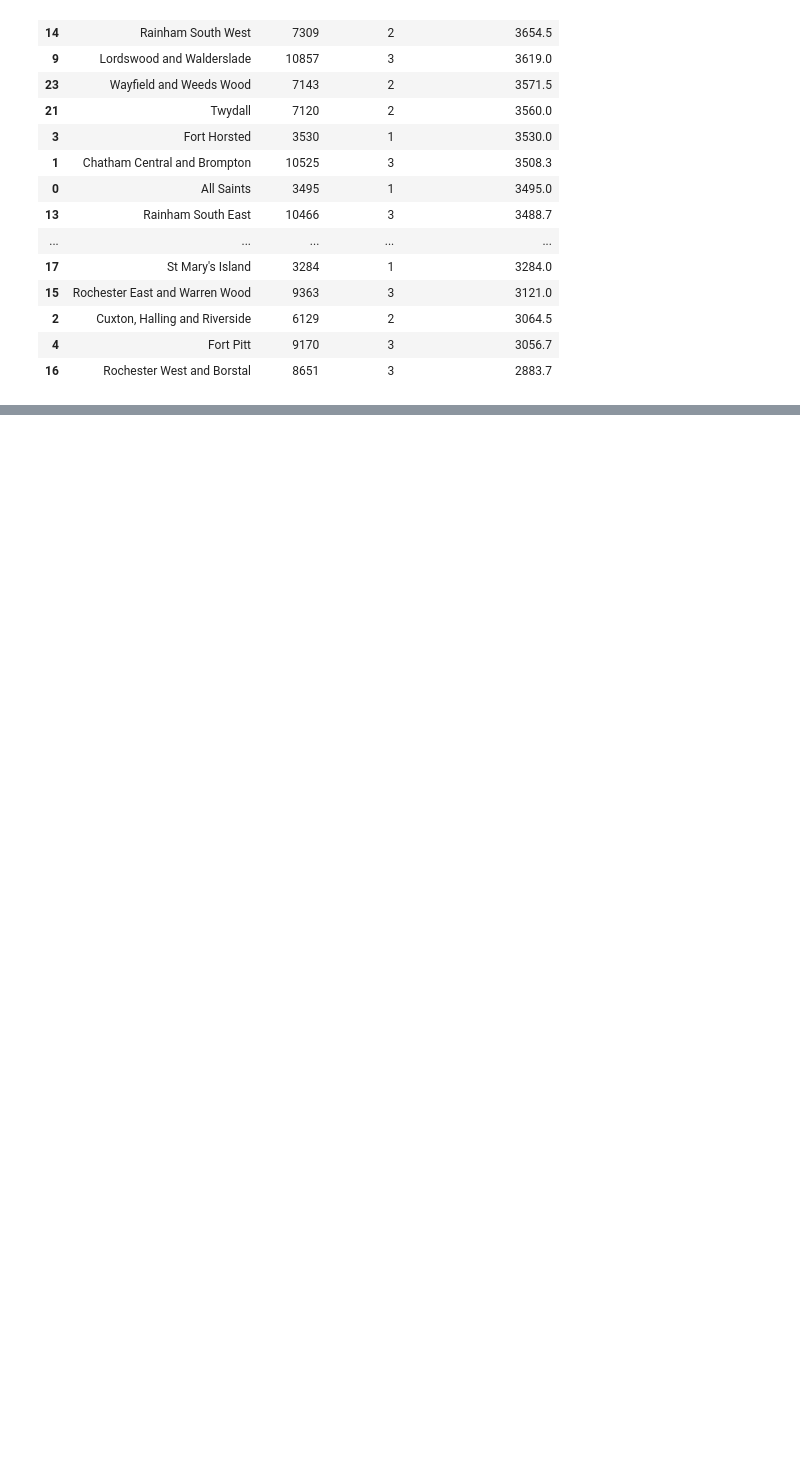
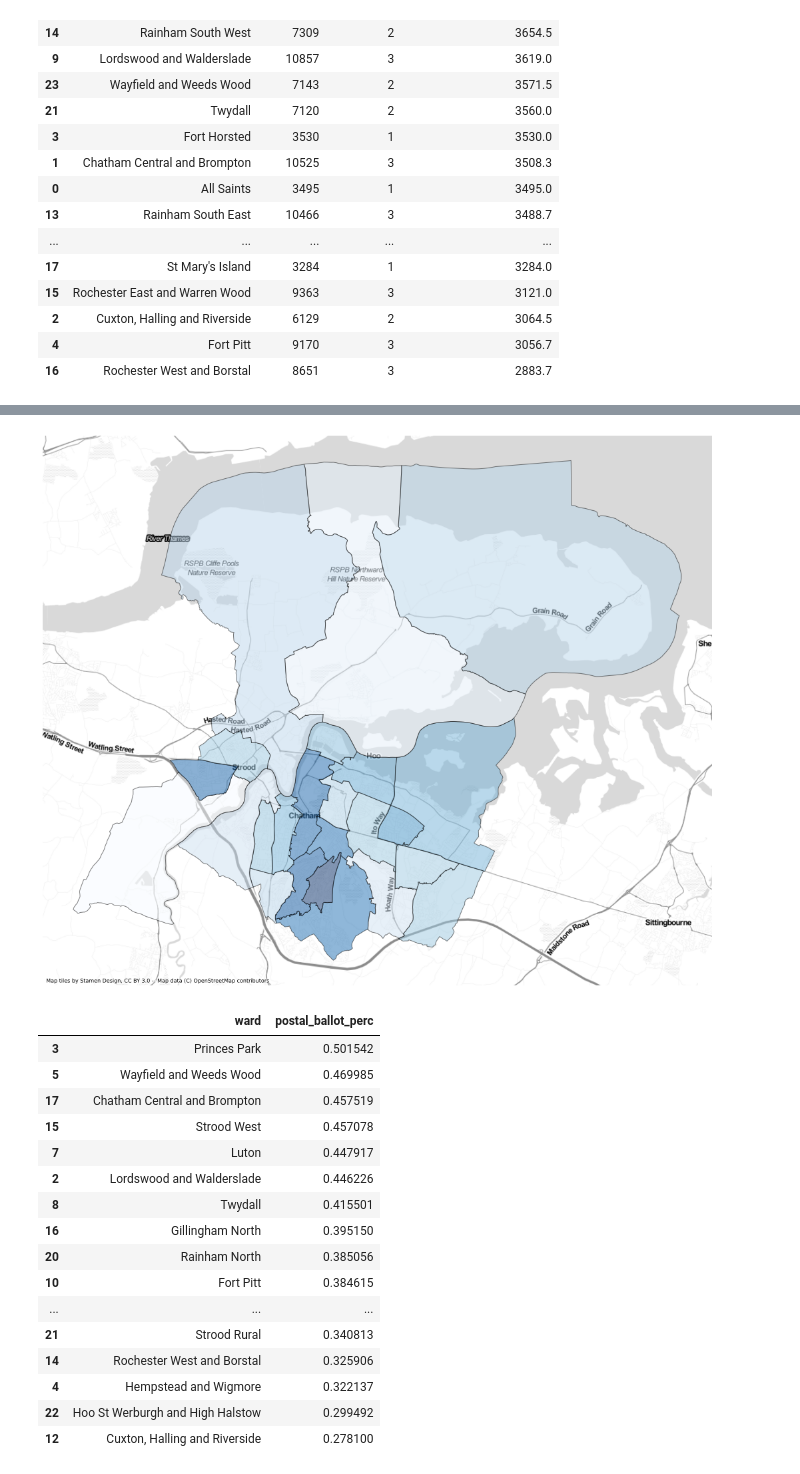
Before and after one commit to quinnphil/medway-local-elections-2023, a Jupyter notebook: Medway - Local Election Results.ipynb, the cells around one changed output, grey strips where cells are left out. Cells and saved outputs as stored; diff of their text form; code cells hidden in the pictures; blank space fills up the shorter version.

```diff
--- a/Medway - Local Election Results.ipynb
+++ b/Medway - Local Election Results.ipynb
@@ -588,0 +682,35 @@ map_medway
+# %%
+gdp_medway_wards = (
+    gpd_medway
+    .merge(
+        df_wards,
+        left_on='ward_name',
+        right_on='ward', how='left')
+).to_crs(epsg=3857)
+
+ax = gdp_medway_wards.plot(figsize=(18,20), column='postal_ballot_perc', edgecolor="black", alpha=0.5, cmap='Blues')
+cx.add_basemap(ax,crs=gdp_medway_wards.crs, source=cx.providers.Stamen.TonerLite)
+
+plt.axis('off')
+plt.show()
+
+display(gdp_medway_wards[['ward', 'postal_ballot_perc']].sort_values(by='postal_ballot_perc', ascending=False))
+# %% [output]
+[figure, added]
+|  | ward | postal_ballot_perc |
+| 3 | Princes Park | 0.501542 |
+| 5 | Wayfield and Weeds Wood | 0.469985 |
+| 17 | Chatham Central and Brompton | 0.457519 |
+| 15 | Strood West | 0.457078 |
+| 7 | Luton | 0.447917 |
+| 2 | Lordswood and Walderslade | 0.446226 |
+| 8 | Twydall | 0.415501 |
+| 16 | Gillingham North | 0.395150 |
+| 20 | Rainham North | 0.385056 |
+| 10 | Fort Pitt | 0.384615 |
+| ... | ... | ... |
+| 21 | Strood Rural | 0.340813 |
+| 14 | Rochester West and Borstal | 0.325906 |
+| 4 | Hempstead and Wigmore | 0.322137 |
+| 22 | Hoo St Werburgh and High Halstow | 0.299492 |
+| 12 | Cuxton, Halling and Riverside | 0.278100 |
```
Also changed, not shown: parts of 8 cells of this notebook.
